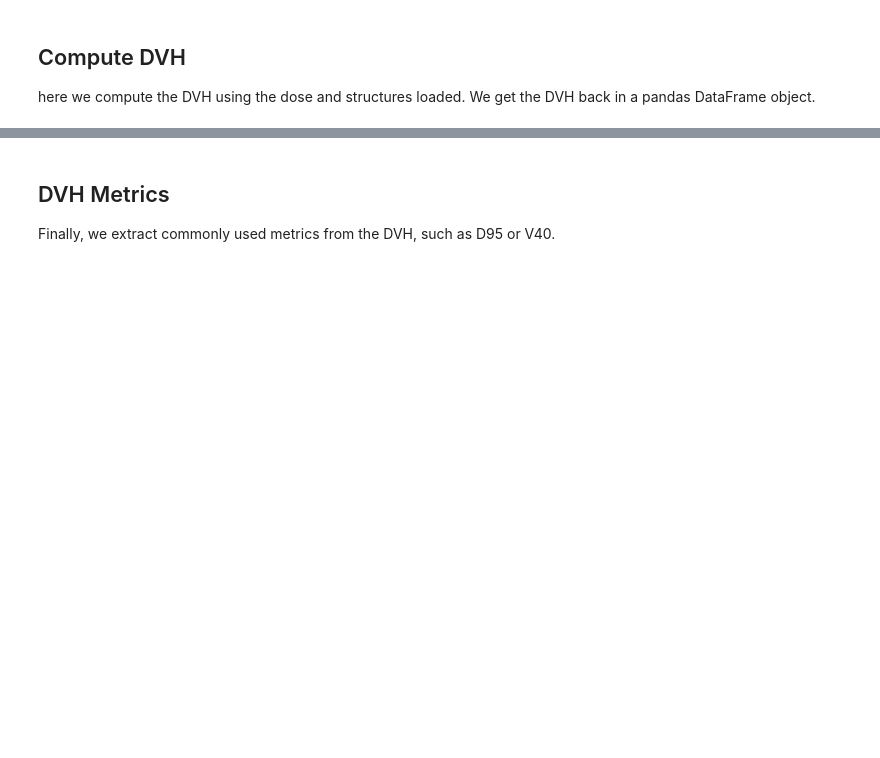
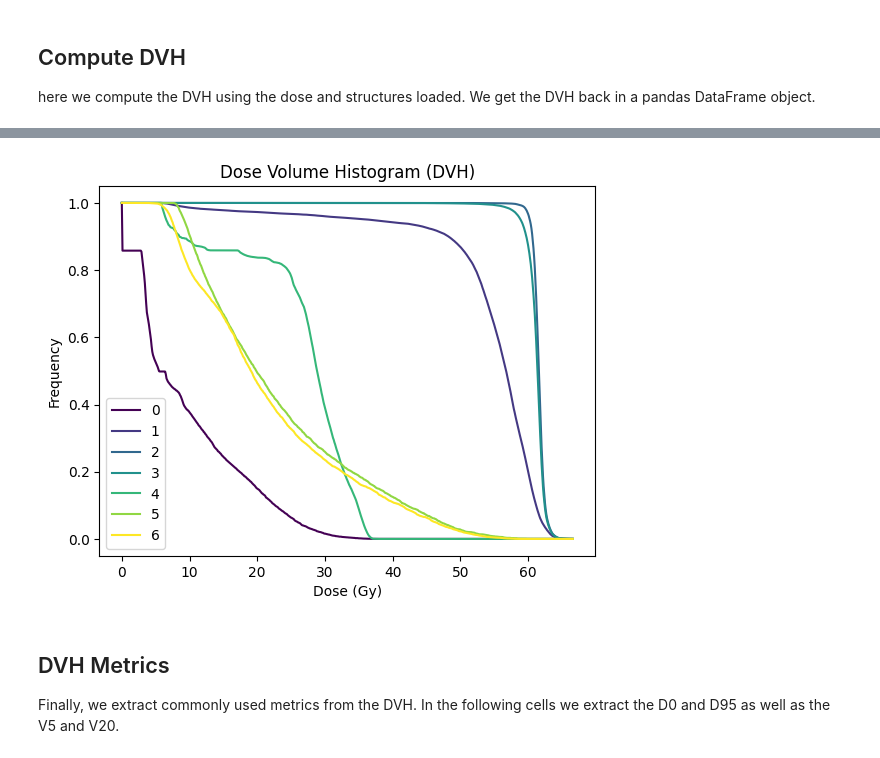
Before and after one commit to pyplati/platipy, a Jupyter notebook: examples/dvh_analysis.ipynb, the cells around one changed output, grey strips where cells are left out. Saved outputs shown, nothing was run; the diff lists cells and outputs as text; code cells hidden in the pictures; blank space fills up the shorter version.

```diff
--- a/examples/dvh_analysis.ipynb
+++ b/examples/dvh_analysis.ipynb
@@ -70,17 +73,24 @@ using the pandas DataFrame, we plot the DVH here
 # %%
-plt_dvh = dvh.melt(id_vars=["label", "cc", "mean"], var_name="bin", value_name="dose")
+# Reshape the DVH
+plt_dvh = dvh
+plt_dvh.set_index("label")
+plt_dvh.transpose()
+plt_dvh = plt_dvh.iloc[:,3:].transpose()
+
+# Plot the DVH
 fig, ax = plt.subplots()
+plt_dvh.plot(ax=ax, kind="line", colormap=plt.cm.get_cmap("viridis"), legend=False)
 
-for key, grp in plt_dvh.groupby(['label']):
-    ax = grp.plot(ax=ax, kind='line', x='bin', y='dose', label=key)
-
+# Add labels and show plot
 plt.legend(loc='best')
 plt.xlabel("Dose (Gy)")
 plt.ylabel("Frequency")
 plt.title("Dose Volume Histogram (DVH)")
 plt.show()
+# %% [output]
+[figure, added]
 # %% [markdown]
 ## DVH Metrics
 
-Finally, we extract commonly used metrics from the DVH, such as D95 or V40.
+Finally, we extract commonly used metrics from the DVH. In the following cells we extract the D0 and D95 as well as the V5 and V20.
 # %%
```
Also changed, not shown: parts of 7 cells of this notebook, 1 other file.
